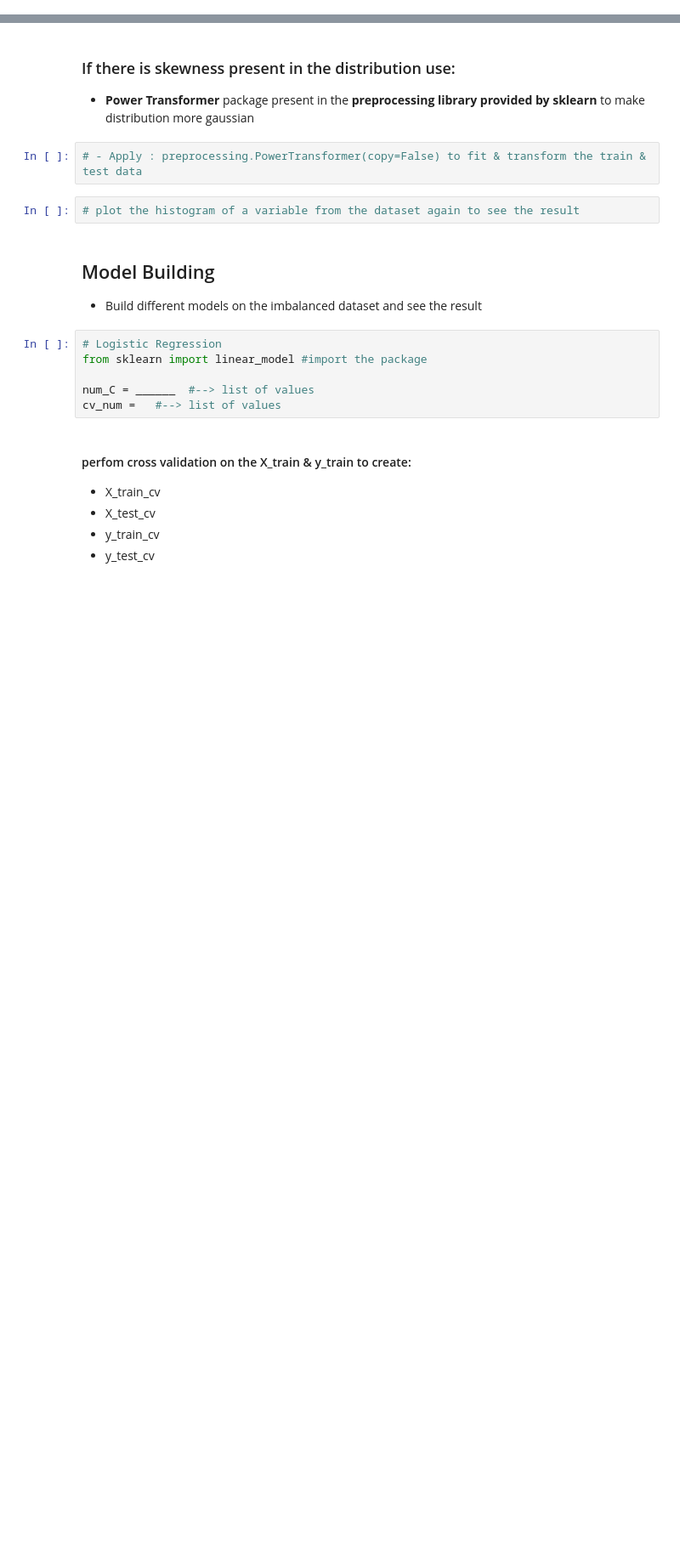
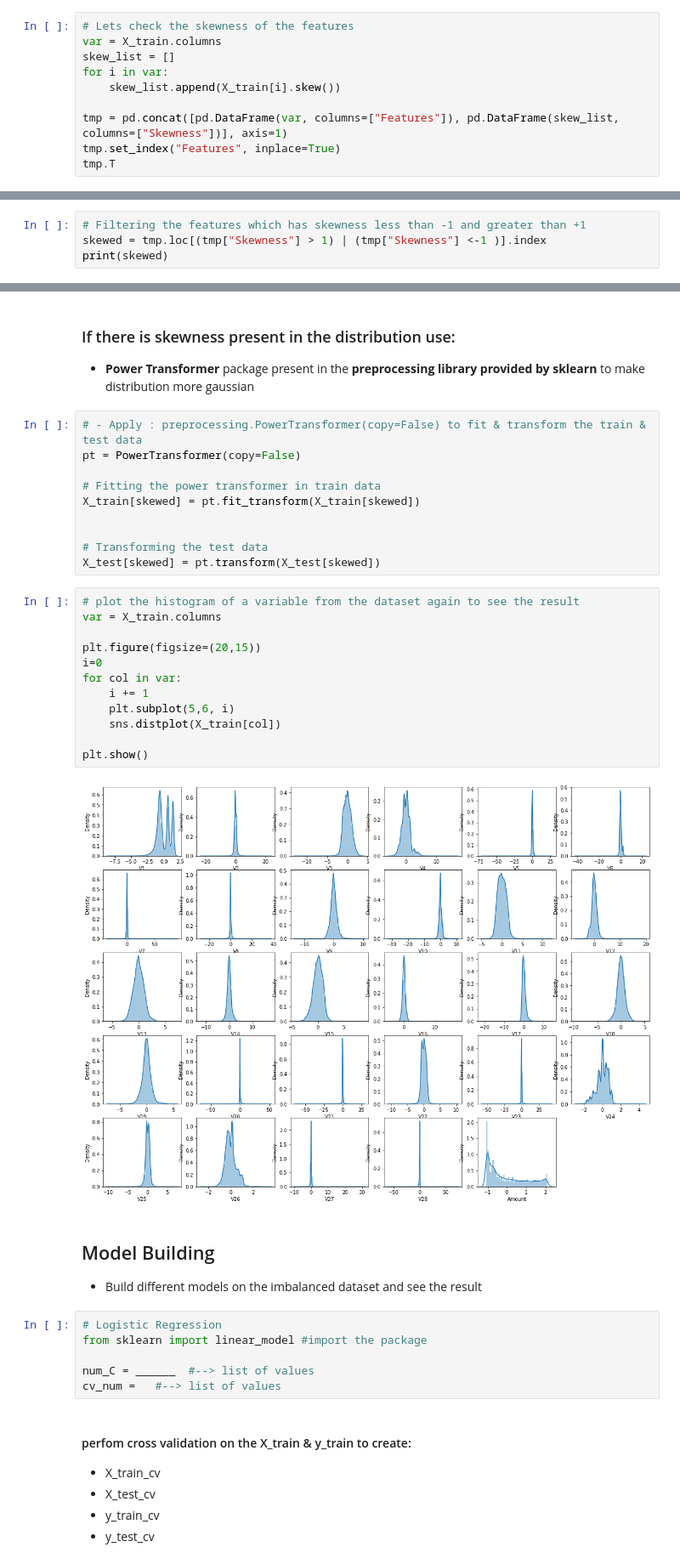
Before and after one commit to subhabrata-ghosh-1988/credit-card-fraud-detection, a Jupyter notebook: Credit_card_fraud_detection.ipynb, the cells around one changed output, grey strips where cells are left out. Shown at 85% size. Cells and saved outputs as stored; diff of their text form; blank space fills up the shorter version.

```diff
--- a/Credit_card_fraud_detection.ipynb
+++ b/Credit_card_fraud_detection.ipynb
@@ -324,0 +387,10 @@ print(np.sum(y_test))
+# %%
+# Lets check the skewness of the features
+var = X_train.columns
+skew_list = []
+for i in var:
+    skew_list.append(X_train[i].skew())
+
+tmp = pd.concat([pd.DataFrame(var, columns=["Features"]), pd.DataFrame(skew_list, columns=["Skewness"])], axis=1)
+tmp.set_index("Features", inplace=True)
+tmp.T
@@ -324,0 +400,4 @@ print(np.sum(y_test))
+# %%
+# Filtering the features which has skewness less than -1 and greater than +1
+skewed = tmp.loc[(tmp["Skewness"] > 1) | (tmp["Skewness"] <-1 )].index
+print(skewed)
@@ -327,8 +410,28 @@ print(np.sum(y_test))
 - <b>Power Transformer</b> package present in the <b>preprocessing library provided by sklearn</b> to make distribution more gaussian
 # %%
 # - Apply : preprocessing.PowerTransformer(copy=False) to fit & transform the train & test data
+pt = PowerTransformer(copy=False)
+
+# Fitting the power transformer in train data
+X_train[skewed] = pt.fit_transform(X_train[skewed])
+
+
+# Transforming the test data
+X_test[skewed] = pt.transform(X_test[skewed])
 # %%
 # plot the histogram of a variable from the dataset again to see the result
+var = X_train.columns
+
+plt.figure(figsize=(20,15))
+i=0
+for col in var:
+    i += 1
+    plt.subplot(5,6, i)
+    sns.distplot(X_train[col])
+
+plt.show()
+# %% [output]
+[figure, added]
 # %% [markdown]
 ## Model Building
 - Build different models on the imbalanced dataset and see the result
```
Also changed, not shown: parts of 12 cells of this notebook.
